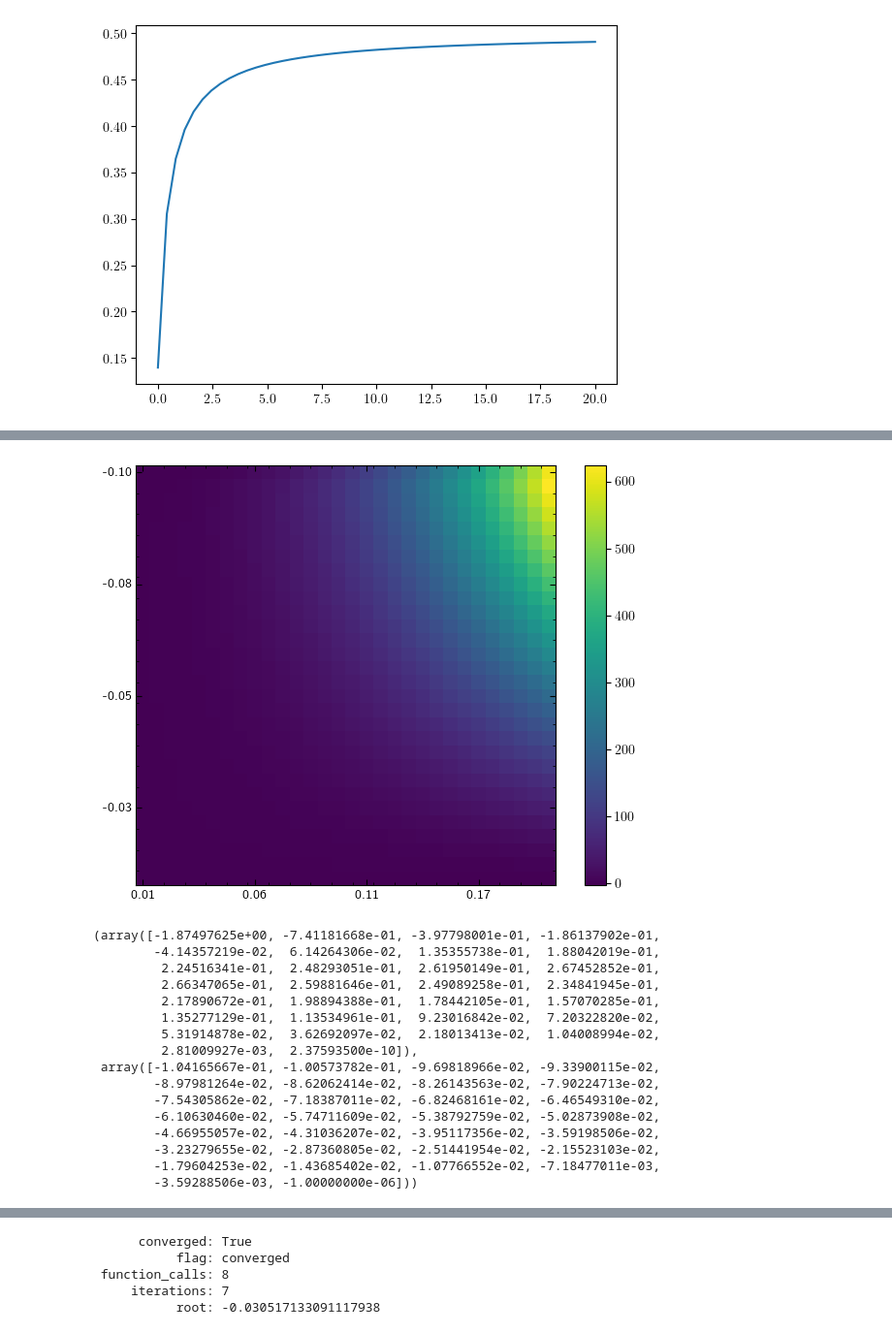
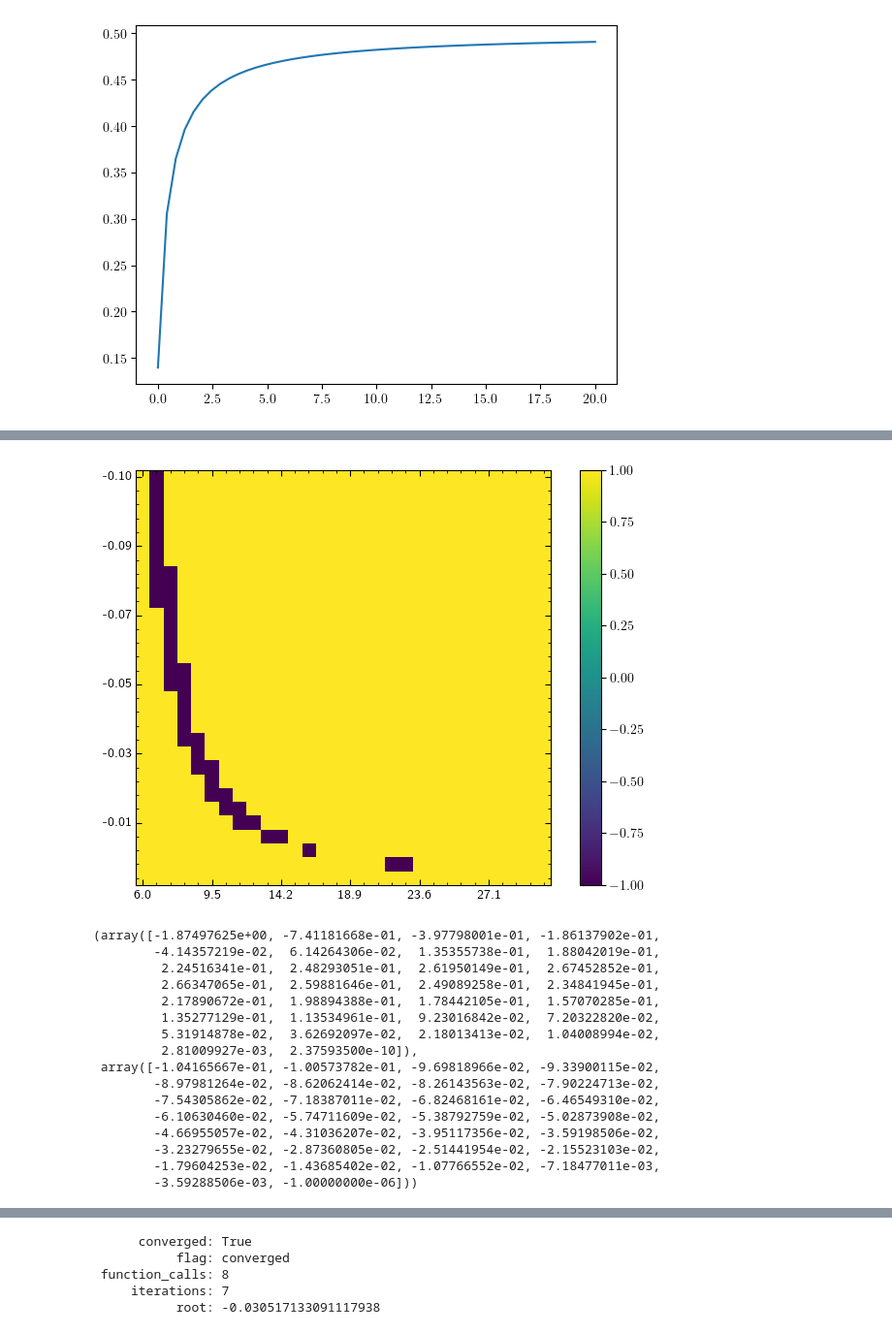
Before and after one commit to ChriGomm/Bachelor_sympy, a Jupyter notebook: fixp_alal.ipynb, the cells around one changed output, grey strips where cells are left out. Shown: that part at 97% size. Drawn from its saved outputs; the diff is of its cells as text; code cells hidden in the pictures.

```diff
--- a/fixp_alal.ipynb
+++ b/fixp_alal.ipynb
@@ -437,71 +639,73 @@ numb_xticks = xw//major_xtick_step+1
 numb_yticks = yw//major_ytick_step+1
 def formatx0(x,pos):
     try:
-            # print(x,pos)#,"{:.2f}".format(kw[int(x)]))
+            # print(x,pos)#,"{:.2f}".format(w[int(x)]))
 
-        index = int((pos-1)*kw.shape[0]//numb_xticks)
+        index = int((pos-1)*w.shape[0]//numb_xticks)
            # print(index)
            # print()
-        return "{:.2f}".format(kw[index,0])
+        return "{:.2f}".format(w[index,0])
     except:
-        return "{:.2f}".format(kw[-1,0])
+        return "{:.2f}".format(w[-1,0])
 def formatx1(x,pos):
     try:
-            # print(x,pos)#,"{:.2f}".format(kw[int(x)]))
+            # print(x,pos)#,"{:.2f}".format(w[int(x)]))
 
-        index = int((pos-1)*kw.shape[0]//numb_xticks)
+        index = int((pos-1)*w.shape[0]//numb_xticks)
            # print(index)
            # print()
-        return "{:.1f}".format(kw[index,1])
+        return "{:.1f}".format(w[index,1])
     except:
-        return "{:.1f}".format(kw[-1,1])
+        return "{:.1f}".format(w[-1,1])
 
 if STRIP_OF_ZEROS_X:
-    ax.xaxis.set_major_formatter(ticker.FuncFormatter(formatx0))
+    ax.xaxis.set_major_formatter(ticker.FuncFormatter(formatx1))
 ax.yaxis.set_major_locator(ticker.MultipleLocator(major_ytick_step))
 ax.yaxis.set_minor_locator(ticker.MultipleLocator(minor_ytick_step))
 ax.xaxis.set_major_locator(ticker.MultipleLocator(major_xtick_step))
 ax.xaxis.set_minor_locator(ticker.MultipleLocator(minor_xtick_step))
 
 if STRIP_OF_ZEROS_Y:
     ax.yaxis.set_major_formatter(ticker.FuncFormatter(formaty))
 ax.tick_params(axis='x',direction='in',which='both',bottom=True,top=True,labelbottom=True)
 ax.tick_params(axis='both',which='major',length=4.5)
 ax.tick_params(axis='y',direction='in',which='both',left=True,right=True,labelleft=True)
 # ax.set_xlabel(r'$\Gamma \tilde{A}$')
 # ax.set_ylabel(r'$\tilde{y}$',rotation=0)
 plt.setp(ax.yaxis.get_majorticklabels(),va='center')
 
 
-def testB(G,kw,a,gamma):
-    return 2*kw**2*a/(-1+8*(1+G/gamma)*a)
-def ymax(kw,a):
-    return (2+np.sqrt(1-3*kw**2*a))/3
-def testFunc(G,kw,a,gamma):
-    return 2*ymax(kw,a)**3-2*ymax(kw,a)**2
+def testB(G,w,a,gamma):
+    k = kappa_np(a,G,gamma,1)
+    return 2*k/w**2*a/(-1+8*(1+G/gamma)*a)
+def ymax(G,w,a,gamma):
+    k = kappa_np(a,G,gamma,1)
+    return (2+np.sqrt(1-3*k/w**2*a))/3
+def testFunc(G,w,a,gamma):
+    return 2*ymax(w,a)**3-2*ymax(w,a)**2
 
-kw = np.stack((np.linspace(0.005,0.27,30),np.linspace(6,40,30)),axis=1)
+w = np.stack((np.linspace(0.005,0.27,30),np.linspace(6,40,30)),axis=1)
 Gam = 0.25
 sgam = 0.2*Gam
 A = np.linspace(-1/(8*(1+sgam/Gam))+1/10**6,0-1/10**6,30)
 # A = np.linspace(-0.01,0-1/10**6,30)
 
-solu = np.zeros((A.shape[0],kw.shape[0]))
-atest = kw[3,0]*np.ones_like(A)
+solu = np.zeros((A.shape[0],w.shape[0]))
+atest = w[3,0]*np.ones_like(A)
 for i in range(A.shape[0]):
-    for j in range(kw.shape[0]):
+    for j in range(w.shape[0]):
         a = A[i]
-        kw_val = kw[j,1]
+        kw_val = w[j,1]
         solu[i,j]= Func(maxF(a,kw_val),a,kw_val,Gam,sgam,-1) #-func_B(kw_val,a,Gam,sgam,-1) +testFunc(Gam,kw_val,a,sgam)
 
-im = plt.imshow(solu)
+im = plt.imshow(np.sign(lamda[:,:,1]))
 bar = ax.figure.colorbar(im,ax=ax)
 fig.tight_layout()
 plt.show()
 
 solu[:,0], A
 # %% [output]
-[figure, old version]
+[figure, new version]
 (array([-1.87497625e+00, -7.41181668e-01, -3.97798001e-01, -1.86137902e-01,
         -4.14357219e-02,  6.14264306e-02,  1.35355738e-01,  1.88042019e-01,
          2.24516341e-01,  2.48293051e-01,  2.61950149e-01,  2.67452852e-01,
```
Also changed, not shown: parts of 4 cells of this notebook.
